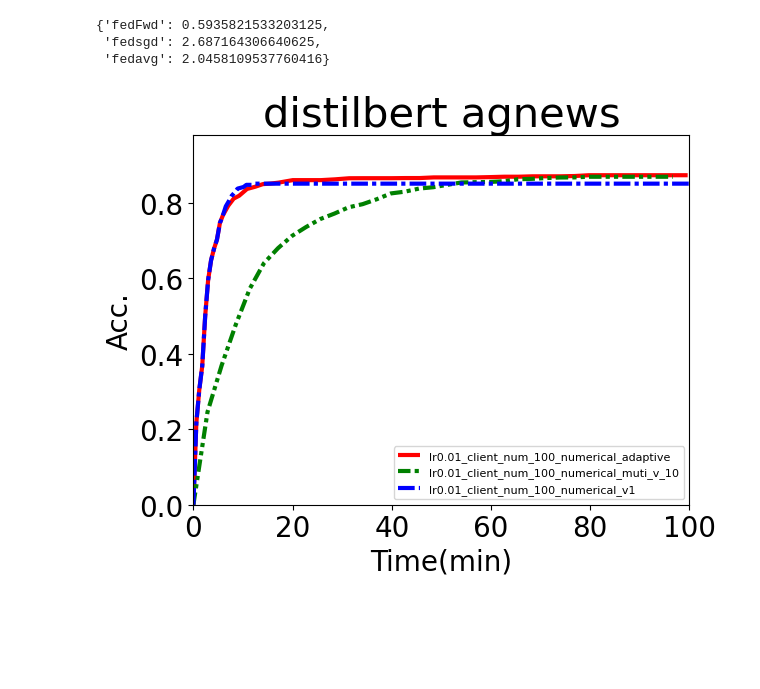
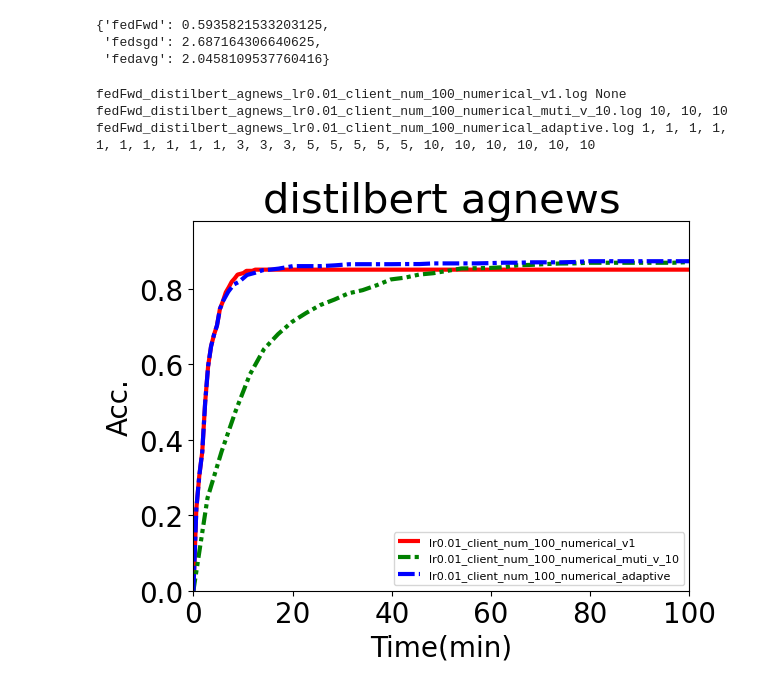
Before and after one commit to UbiquitousLearning/FwdLLM, a Jupyter notebook: experiments/distributed/transformer_exps/run_tc_exps/log/end2end/adaptive/distilbert_agnews/plot copy.ipynb, the cells around one changed output. Drawn from its saved outputs; the diff is of its cells as text; code cells hidden in the pictures; blank space fills up the shorter version.

```diff
--- a/experiments/distributed/transformer_exps/run_tc_exps/log/end2end/adaptive/distilbert_agnews/plot copy.ipynb
+++ b/experiments/distributed/transformer_exps/run_tc_exps/log/end2end/adaptive/distilbert_agnews/plot copy.ipynb
@@ -52,41 +52,53 @@ colors=['r','g','b','y','c','m','k',"tan"] * 100
 lw = 3
 step = 0
 
-for i,file in enumerate(sorted(os.listdir(os.getcwd()))):
+file_list = [
+    "fedFwd_distilbert_agnews_lr0.01_client_num_100_numerical_v1.log",
+    "fedFwd_distilbert_agnews_lr0.01_client_num_100_numerical_muti_v_10.log",
+    "fedFwd_distilbert_agnews_lr0.01_client_num_100_numerical_adaptive.log"
+]
+
+for i,file in enumerate(file_list):
     if file.endswith(".log"):
         acc = [0]
+        if "v_10" in file:
+            # adhoc = file.split("_")[-1].split(".")[0]
+            adhoc = "10, 10, 10"
+        elif "adaptive" in file:
+            adhoc = "1, 1, 1, 1, 1, 1, 1, 1, 1, 1, 3, 3, 3, 5, 5, 5, 5, 5, 10, 10, 10, 10, 10, 10"
+        else:
+                adhoc = None
         with open(file,"r") as f:
             cur_max = 0
             log = f.readlines()
             for l in log:
                 if "'acc':" in l:
                     cur_acc = float(l[l.rfind("'acc':")+7:l.rfind(",")])
                     if cur_acc > cur_max:
                         cur_max = cur_acc
                     else:
                         cur_acc = cur_max
                     acc.append(cur_acc)
                 # if len(acc)>200:
                 #     break
+                if "adhoc" in l:
+                    adhoc = l[l.rfind("[")+1:-2]
+            print(file,adhoc)
             method = file.split("_")[0]
-            if "v_10" in file:
-                # adhoc = file.split("_")[-1].split(".")[0]
-                adhoc = "10,10,10"
-            elif "adaptive" in file:
-                adhoc = "1, 1, 1, 1, 1, 1, 1, 1, 1, 1, 3, 3, 3, 5, 5, 5, 5, 5, 10, 10, 10, 10, 10, 10"
-            else:
-                adhoc = None
             plt.plot(round_to_time(len(acc),adhoc,eval_frequence,method), acc, linestyle=linestyle[i-step], color=colors[i-step],label=file.replace(".log","").replace("fedFwd_distilbert_agnews_","").replace("fedSgd_distilbert_agnews_",""),linewidth=lw)
     elif file.endswith(".bak"):
         step += 1
 plt.xlabel("Time(min)",fontsize=20)
 plt.ylabel("Acc.",fontsize=20)
 plt.xticks(size = 20)
 plt.xlim(0,100)
 plt.yticks(size = 20)
 plt.ylim(0,0.98)
 plt.legend(fontsize=8)
 plt.title(f"distilbert agnews",fontsize=30)
 plt.show()
 # %% [output]
+fedFwd_distilbert_agnews_lr0.01_client_num_100_numerical_v1.log None
+fedFwd_distilbert_agnews_lr0.01_client_num_100_numerical_muti_v_10.log 10, 10, 10
+fedFwd_distilbert_agnews_lr0.01_client_num_100_numerical_adaptive.log 1, 1, 1, 1, 1, 1, 1, 1, 1, 1, 3, 3, 3, 5, 5, 5, 5, 5, 10, 10, 10, 10, 10, 10
-[figure, old version]
+[figure, new version]
```
Also changed, not shown: parts of 4 cells of this notebook, 9 other files.
